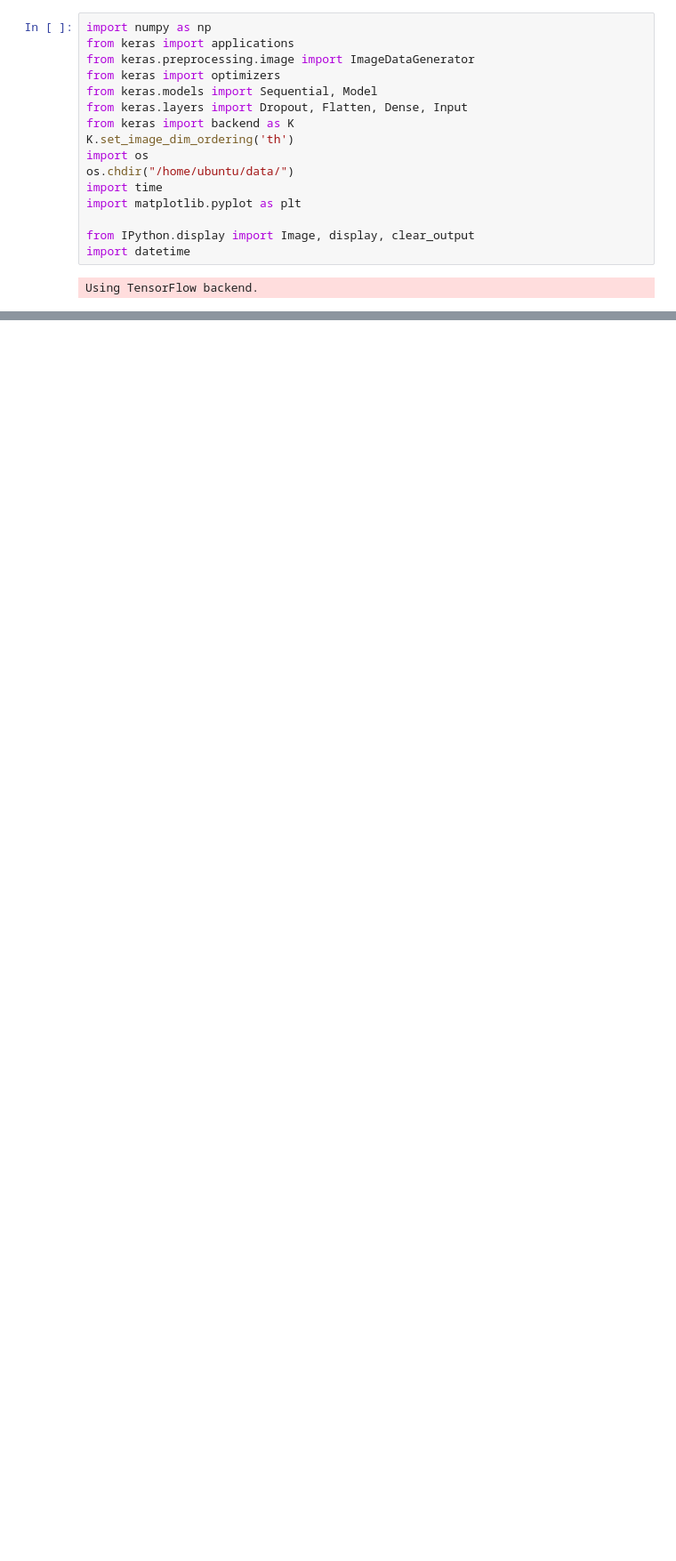
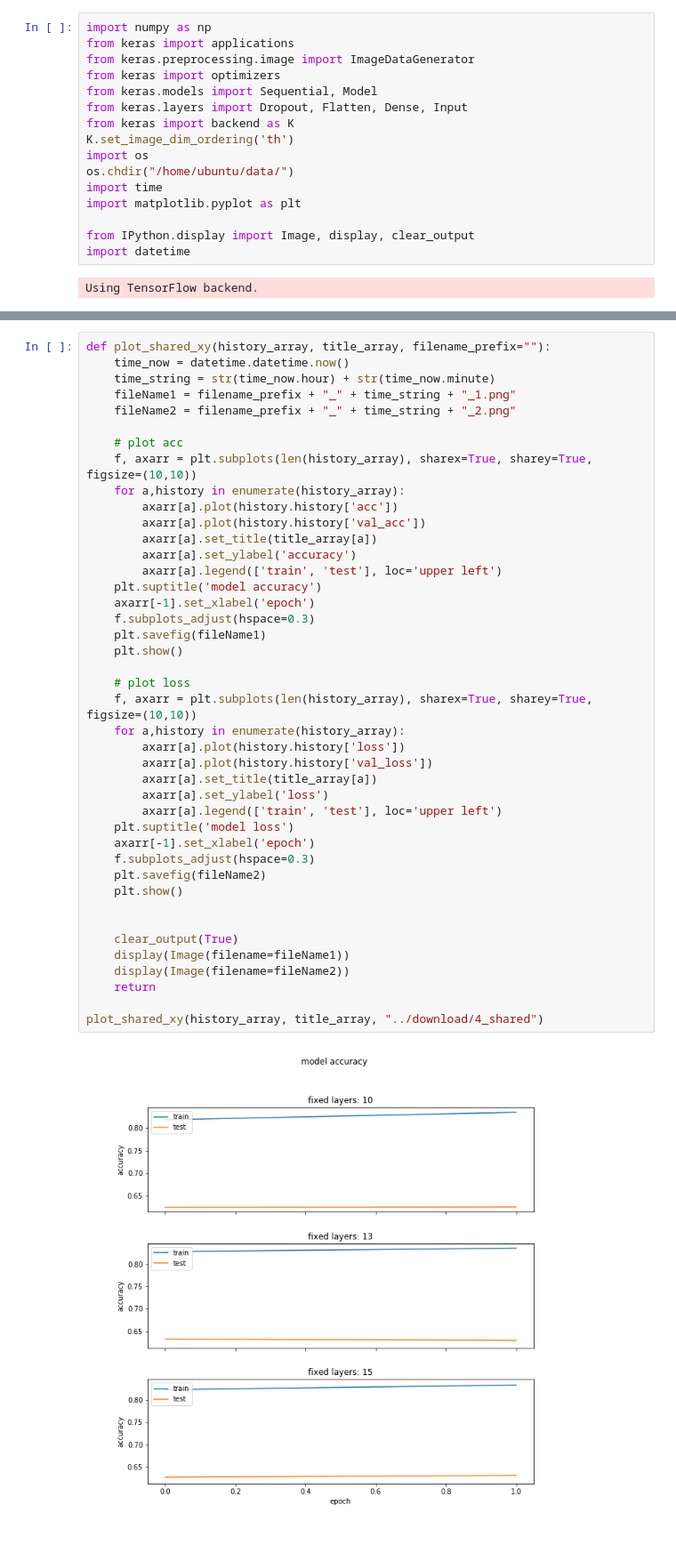
Before and after one commit to linoba/melanoma-classification, a Jupyter notebook: ISIC/4_hypterparam_numLayers_learningRates.ipynb, the cells around one changed output, grey strips where cells are left out. Shown at 89% size. Cells and saved outputs as stored; diff of their text form; blank space fills up the shorter version.

```diff
--- a/ISIC/4_hypterparam_numLayers_learningRates.ipynb
+++ b/ISIC/4_hypterparam_numLayers_learningRates.ipynb
@@ -136,0 +143,44 @@ for num_fixed in fixed_layers_array:
+# %%
+def plot_shared_xy(history_array, title_array, filename_prefix=""):
+    time_now = datetime.datetime.now()
+    time_string = str(time_now.hour) + str(time_now.minute)
+    fileName1 = filename_prefix + "_" + time_string + "_1.png"
+    fileName2 = filename_prefix + "_" + time_string + "_2.png"
+
+    # plot acc
+    f, axarr = plt.subplots(len(history_array), sharex=True, sharey=True, figsize=(10,10))
+    for a,history in enumerate(history_array):
+        axarr[a].plot(history.history['acc'])
+        axarr[a].plot(history.history['val_acc'])
+        axarr[a].set_title(title_array[a])
+        axarr[a].set_ylabel('accuracy')
+        axarr[a].legend(['train', 'test'], loc='upper left')
+    plt.suptitle('model accuracy')
+    axarr[-1].set_xlabel('epoch')
+    f.subplots_adjust(hspace=0.3)
+    plt.savefig(fileName1)
+    plt.show()
+
+    # plot loss
+    f, axarr = plt.subplots(len(history_array), sharex=True, sharey=True, figsize=(10,10))
+    for a,history in enumerate(history_array):
+        axarr[a].plot(history.history['loss'])
+        axarr[a].plot(history.history['val_loss'])
+        axarr[a].set_title(title_array[a])
+        axarr[a].set_ylabel('loss')
+        axarr[a].legend(['train', 'test'], loc='upper left')
+    plt.suptitle('model loss')
+    axarr[-1].set_xlabel('epoch')
+    f.subplots_adjust(hspace=0.3)
+    plt.savefig(fileName2)
+    plt.show()
+
+
+    clear_output(True)
+    display(Image(filename=fileName1))
+    display(Image(filename=fileName2))
+    return
+
+plot_shared_xy(history_array, title_array, "../download/4_shared")
+# %% [output]
+[figure, added]
```
Also changed, not shown: parts of 3 cells of this notebook, 1 other file.
